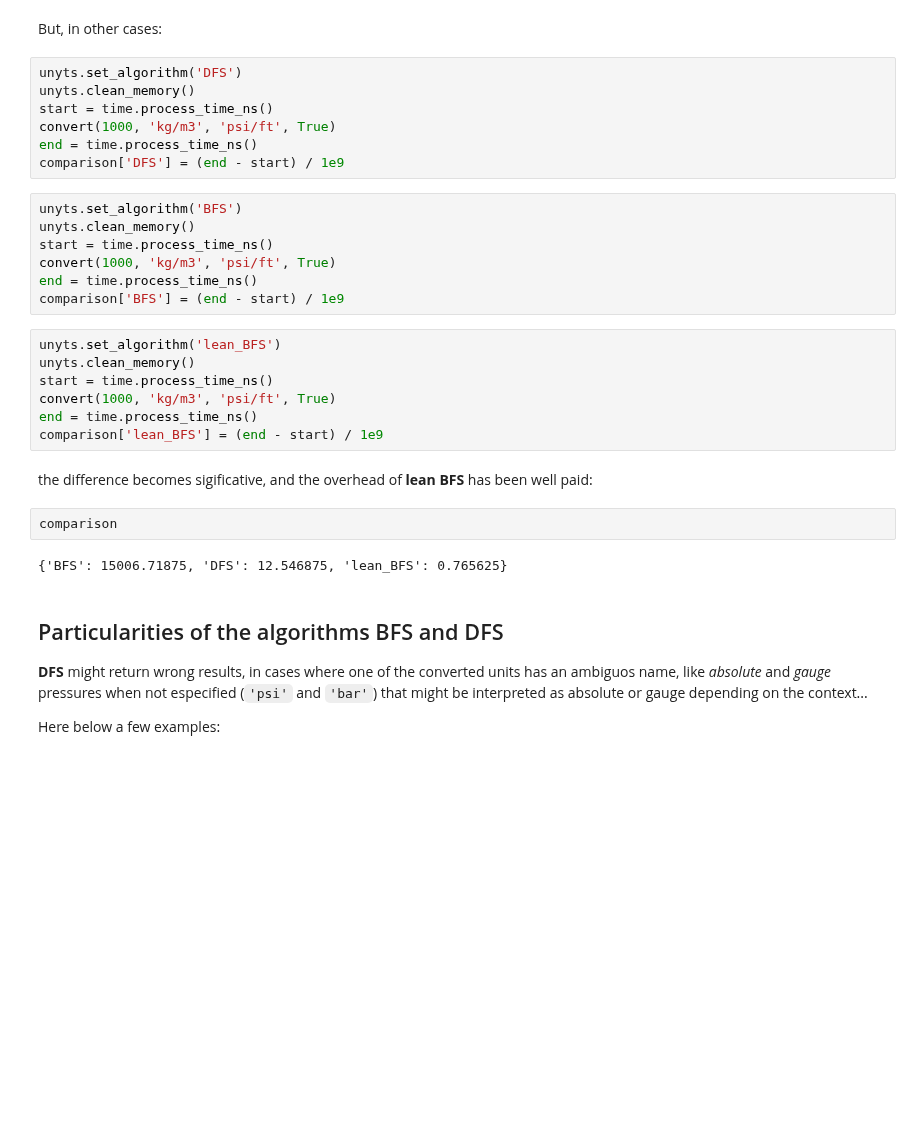
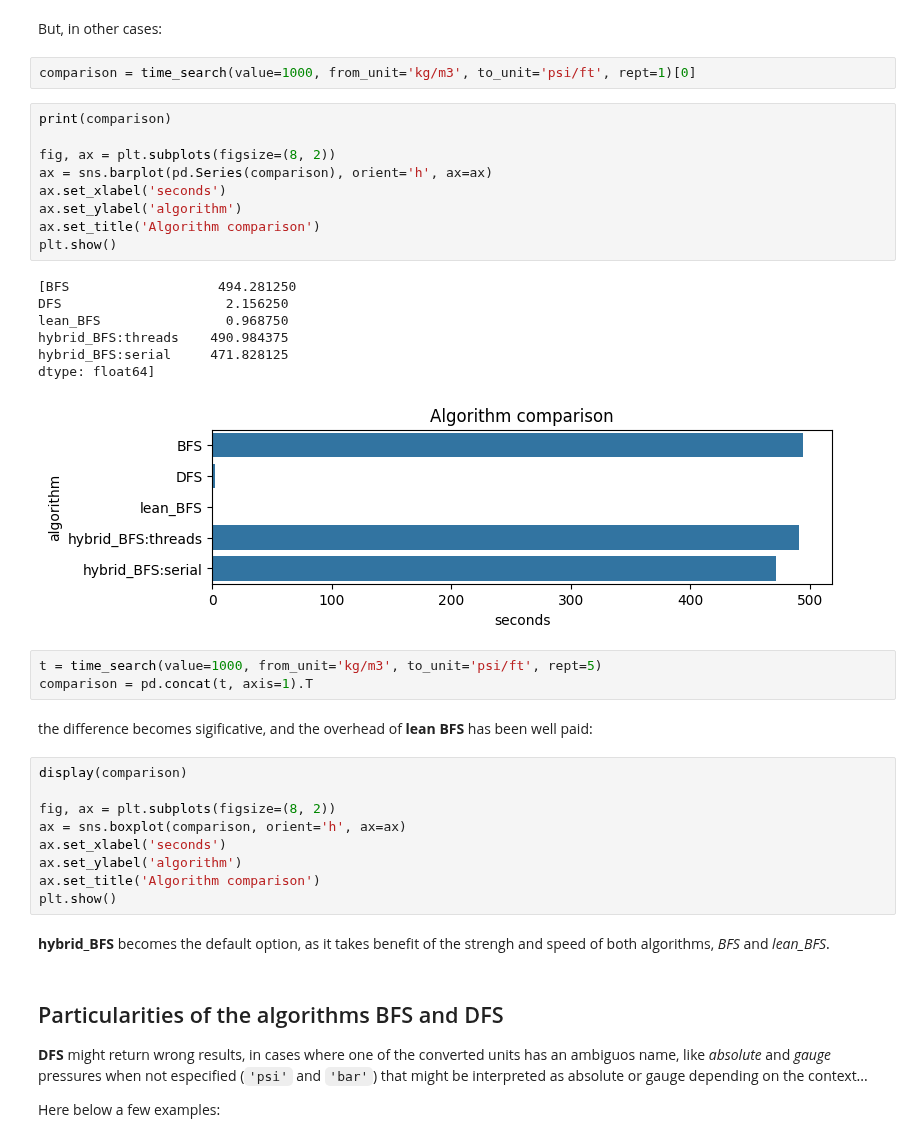
Before and after one commit to ayaranitram/unyts, a Jupyter notebook: unyts_demo.ipynb, the cells around one changed output. Saved outputs shown, nothing was run; the diff lists cells and outputs as text; blank space fills up the shorter version.

```diff
--- a/unyts_demo.ipynb
+++ b/unyts_demo.ipynb
@@ -715,32 +808,40 @@ comparison
 # %% [markdown]
 But, in other cases:
-# %%
-unyts.set_algorithm('DFS')
-unyts.clean_memory()
-start = time.process_time_ns()
-convert(1000, 'kg/m3', 'psi/ft', True)
-end = time.process_time_ns()
-comparison['DFS'] = (end - start) / 1e9
-# %%
-unyts.set_algorithm('BFS')
-unyts.clean_memory()
-start = time.process_time_ns()
-convert(1000, 'kg/m3', 'psi/ft', True)
-end = time.process_time_ns()
-comparison['BFS'] = (end - start) / 1e9
-# %%
-unyts.set_algorithm('lean_BFS')
-unyts.clean_memory()
-start = time.process_time_ns()
-convert(1000, 'kg/m3', 'psi/ft', True)
-end = time.process_time_ns()
-comparison['lean_BFS'] = (end - start) / 1e9
+# %%
+comparison = time_search(value=1000, from_unit='kg/m3', to_unit='psi/ft', rept=1)[0]
+# %%
+print(comparison)
+
+fig, ax = plt.subplots(figsize=(8, 2))
+ax = sns.barplot(pd.Series(comparison), orient='h', ax=ax)
+ax.set_xlabel('seconds')
+ax.set_ylabel('algorithm')
+ax.set_title('Algorithm comparison')
+plt.show()
+# %% [output]
+[BFS                   494.281250
+DFS                     2.156250
+lean_BFS                0.968750
+hybrid_BFS:threads    490.984375
+hybrid_BFS:serial     471.828125
+dtype: float64]
+[figure, added]
+# %%
+t = time_search(value=1000, from_unit='kg/m3', to_unit='psi/ft', rept=5)
+comparison = pd.concat(t, axis=1).T
 # %% [markdown]
 the difference becomes sigificative, and the overhead of **lean BFS** has been well paid:
 # %%
-comparison
+display(comparison)
+
+fig, ax = plt.subplots(figsize=(8, 2))
+ax = sns.boxplot(comparison, orient='h', ax=ax)
+ax.set_xlabel('seconds')
+ax.set_ylabel('algorithm')
+ax.set_title('Algorithm comparison')
+plt.show()
-# %% [output]
-{'BFS': 15006.71875, 'DFS': 12.546875, 'lean_BFS': 0.765625}
+# %% [markdown]
+**hybrid_BFS** becomes the default option, as it takes benefit of the strengh and speed of both algorithms, *BFS* and *lean_BFS*.
 # %% [markdown]
 ## Particularities of the algorithms BFS and DFS
 **DFS** might return wrong results, in cases where one of the converted units has an ambiguos name, like _absolute_ and _gauge_ pressures when not especified (`'psi'` and `'bar'`) that might be interpreted as absolute or gauge depending on the context...
```
Also changed, not shown: parts of 48 cells of this notebook, 2 other files.
